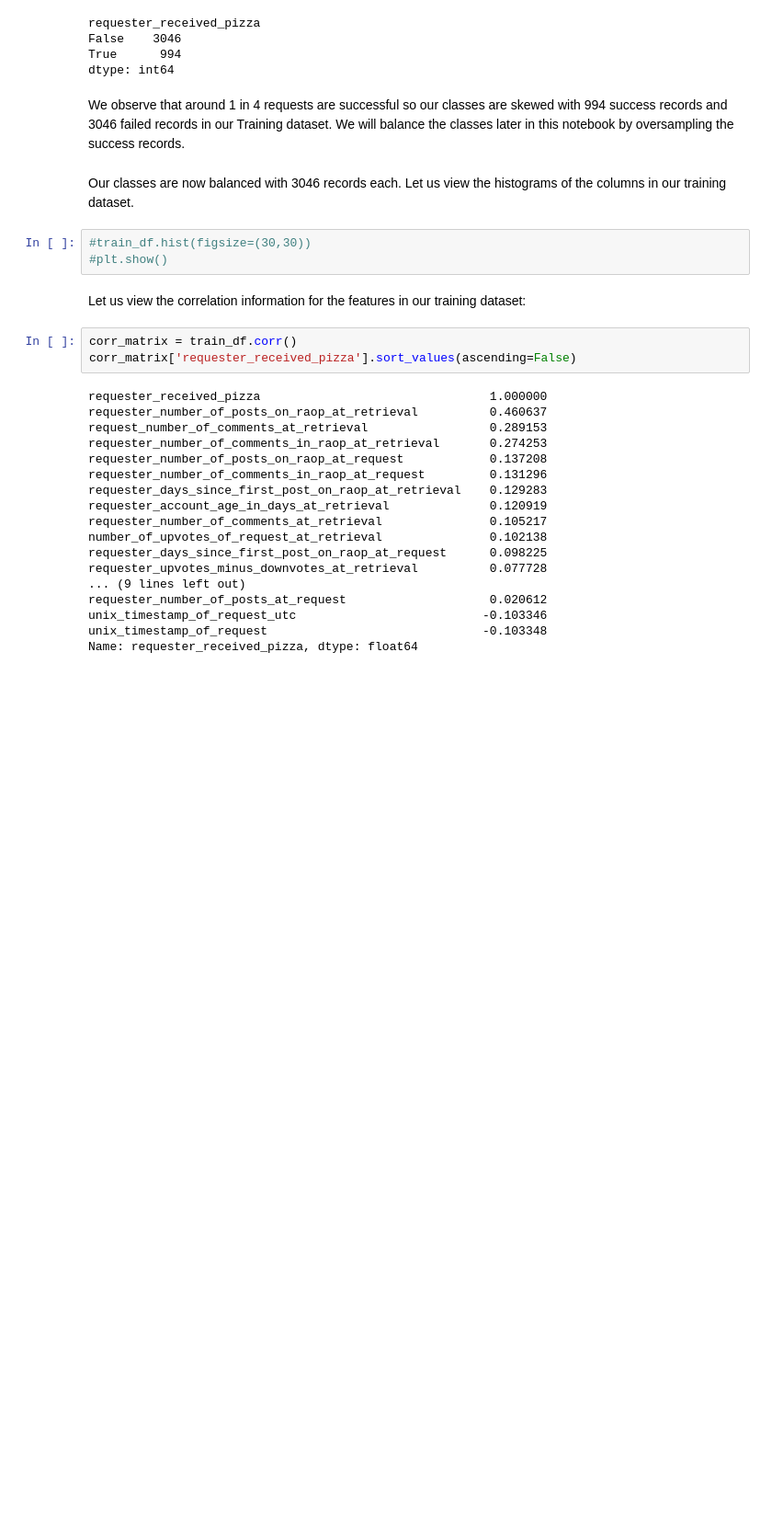
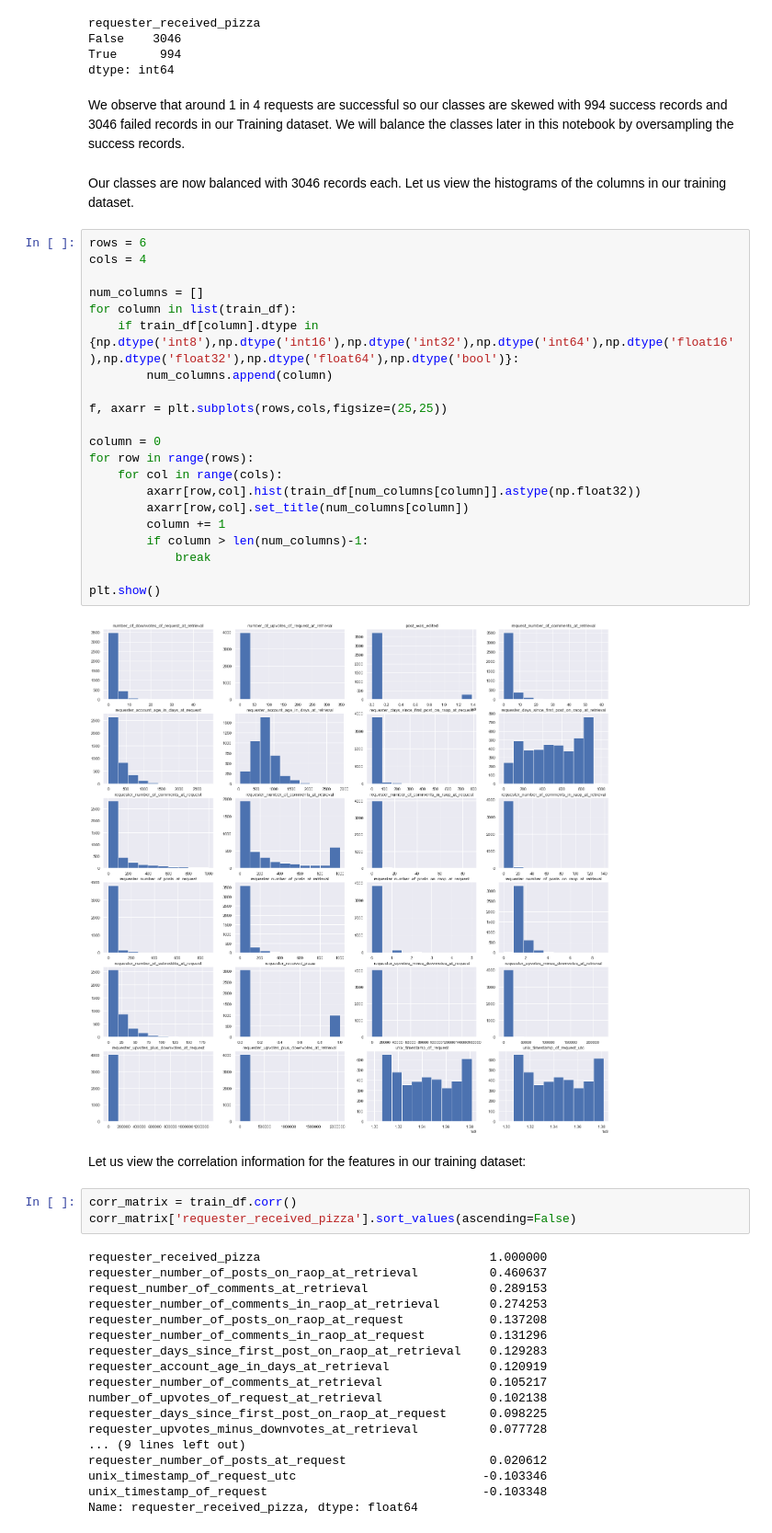
Before and after one commit to gkarnataki/w207-final-project, a Jupyter notebook: RAOP-Final.ipynb, the cells around one changed output. Shown at 92% size. Drawn from its saved outputs; the diff is of its cells as text; blank space fills up the shorter version.

Commit message:
fixed histogram

```diff
--- a/RAOP-Final.ipynb
+++ b/RAOP-Final.ipynb
@@ -132,9 +132,29 @@ dtype: int64
 We observe that around 1 in 4 requests are successful so our classes are skewed with 994 success records and 3046 failed records in our Training dataset. We will balance the classes later in this notebook by oversampling the success records.
 # %% [markdown]
 Our classes are now balanced with 3046 records each. Let us view the histograms of the columns in our training dataset.
-# %%
-#train_df.hist(figsize=(30,30))
-#plt.show()
+# %%
+rows = 6
+cols = 4
+
+num_columns = []
+for column in list(train_df):
+    if train_df[column].dtype in {np.dtype('int8'),np.dtype('int16'),np.dtype('int32'),np.dtype('int64'),np.dtype('float16'),np.dtype('float32'),np.dtype('float64'),np.dtype('bool')}:
+        num_columns.append(column)
+
+f, axarr = plt.subplots(rows,cols,figsize=(25,25))
+
+column = 0
+for row in range(rows):
+    for col in range(cols):
+        axarr[row,col].hist(train_df[num_columns[column]].astype(np.float32))
+        axarr[row,col].set_title(num_columns[column])
+        column += 1
+        if column > len(num_columns)-1:
+            break
+
+plt.show()
+# %% [output]
+[figure, added]
 # %% [markdown]
 Let us view the correlation information for the features in our training dataset:
 # %%
```
